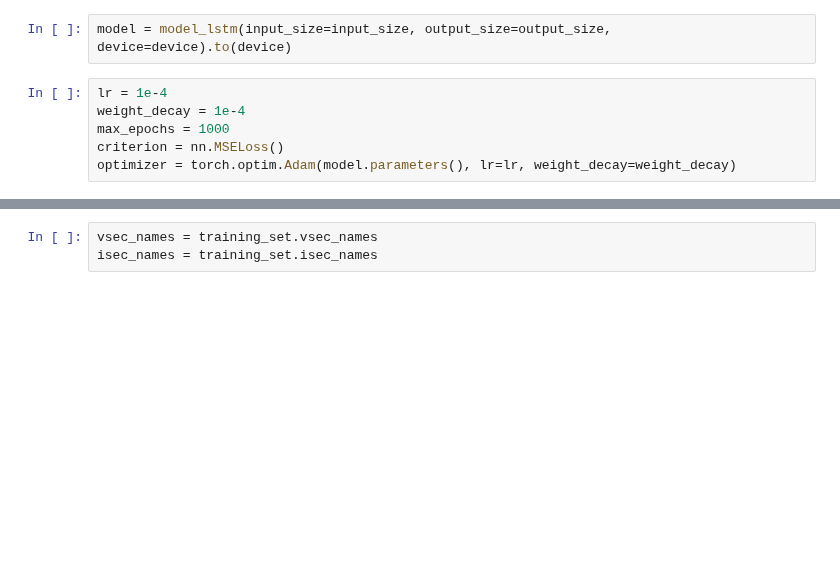
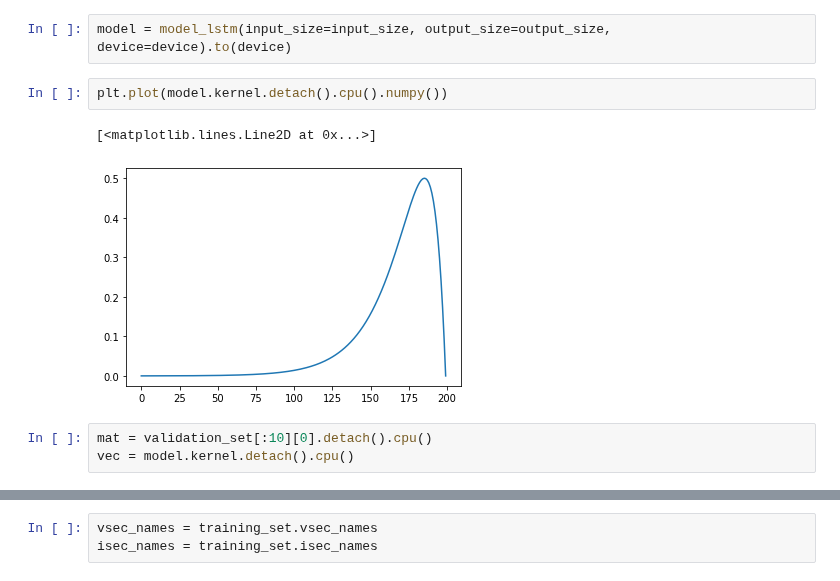
Before and after one commit to ntolley/bayesian_surrogates, a Jupyter notebook: single_cell_noise.ipynb, the cells around one changed output, grey strips where cells are left out. Cells and saved outputs as stored; diff of their text form; blank space fills up the shorter version.

```diff
--- a/single_cell_noise.ipynb
+++ b/single_cell_noise.ipynb
@@ -181,10 +207,12 @@ class model_lstm(nn.Module):
 # %%
 model = model_lstm(input_size=input_size, output_size=output_size, device=device).to(device)
 # %%
-lr = 1e-4
-weight_decay = 1e-4
-max_epochs = 1000
-criterion = nn.MSELoss()
-optimizer = torch.optim.Adam(model.parameters(), lr=lr, weight_decay=weight_decay)
+plt.plot(model.kernel.detach().cpu().numpy())
+# %% [output]
+[<matplotlib.lines.Line2D at 0x...>]
+[figure, added]
+# %%
+mat = validation_set[:10][0].detach().cpu()
+vec = model.kernel.detach().cpu()
 # %%
 def train_validate_model(model, optimizer, criterion, max_epochs, training_generator, validation_generator, device, print_freq=10, early_stop=20):
```
Also changed, not shown: parts of 17 cells of this notebook.
